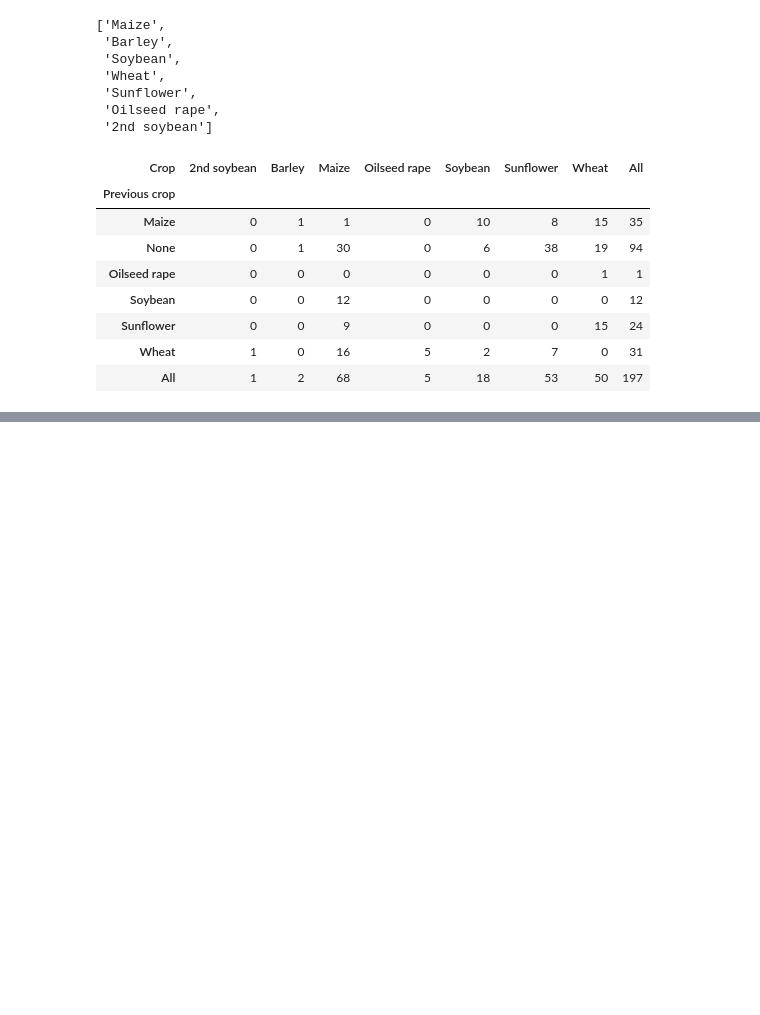
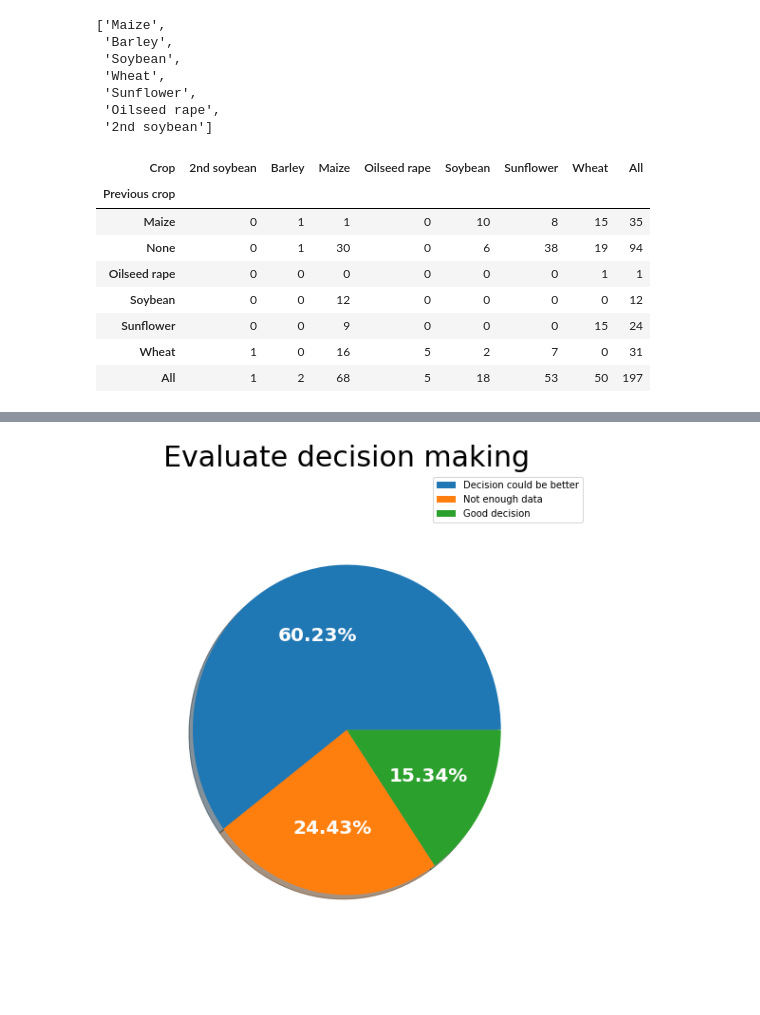
Before and after one commit to AndreaM1996/Project5, a Jupyter notebook: Project5.ipynb, the cells around one changed output, grey strips where cells are left out. Cells and saved outputs as stored; diff of their text form; code cells hidden in the pictures; blank space fills up the shorter version.

```diff
--- a/Project5.ipynb
+++ b/Project5.ipynb
@@ -587,3 +881,6 @@ a
 def func2(pct, allvals):
     percent = float((100*pct)/sum(allvals))
     return "{:.2f}%".format(pct,percent)
+# %%
+table = datap[['Crop','Previous crop']].pivot_table(index='Previous crop', columns='Crop',aggfunc=len,fill_value=0)
+table
@@ -589,0 +896,6 @@ def func2(pct, allvals):
+# %%
+oportunities = table.loc['Sunflower']
+sorted_oportunities = oportunities.sort_values(ascending=False)
+
+posible_crop = [c for c in list(sorted_oportunities.index.values) if sorted_oportunities[c] != 0]
+posible_crop
@@ -633,2 +940,0 @@ def evaluate_decision(data,command=False):
-# %%
-num, not_enough_data, good = evaluate_decision(data)
@@ -640,0 +941,2 @@ def _yes(event):
+# %%
+bad_parcels, good, not_enough_data, d = evaluate_decision(datap)
@@ -641,31 +963,22 @@ def _yes(event):
 # %%
-from matplotlib.widgets import Button
-
 fig = plt.figure(figsize=(20,10))
 ax = fig.add_subplot(121)
 
 pie = [num,not_enough_data,good]
 wedges, texts, autotexts = ax.pie(x=pie, labels=['Decision could be better','Not enough data','Good decision'],
                                       autopct=lambda pct: func2(pct, pie),radius=0.8,shadow=True, textprops=dict(color="w"))
 plt.setp(autotexts,fontsize=20,fontweight='bold', color='w')
 
 ax.set_title('Evaluate decision making',fontdict={'fontsize': 30, 'fontweight': 'medium', 'color': 'k'})
 ax.legend(loc=1,fontsize=10)
 props = dict(facecolor='white',edgecolor='dimgrey',alpha=0.5,pad=10)
 text = "Parcel with good farmer's decision: \n"
 """for parcel in list(good_decision.keys()):
 text += '\u2022'+parcel+'\n'
 plt.figtext(0.99,0.4,text,bbox=props,fontsize=15,va='top', ha='left')"""
 
 ax.axis('off')
 
-plt.connect('button_press_event',on_click)
-ax6 = fig.add_subplot(122)
-axparcel = plt.axes([0.7, 0.8, 0.1, 0.075])
-button = Button(axparcel, 'List of parcel')
-button.on_clicked(_yes)
-
-ax6.axis('off')
-
-
 plt.show()
+# %% [output]
+[figure, added]
```
Also changed, not shown: parts of 57 cells of this notebook.
